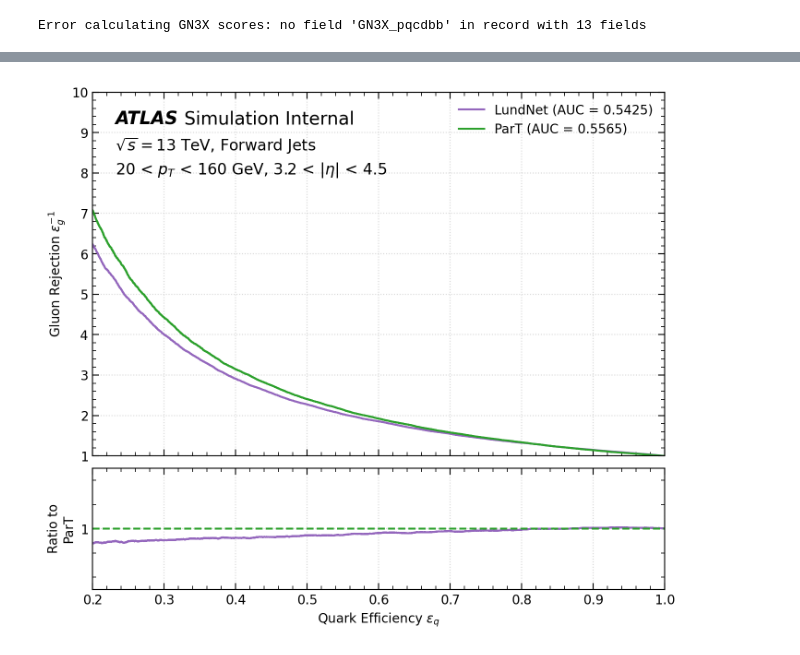
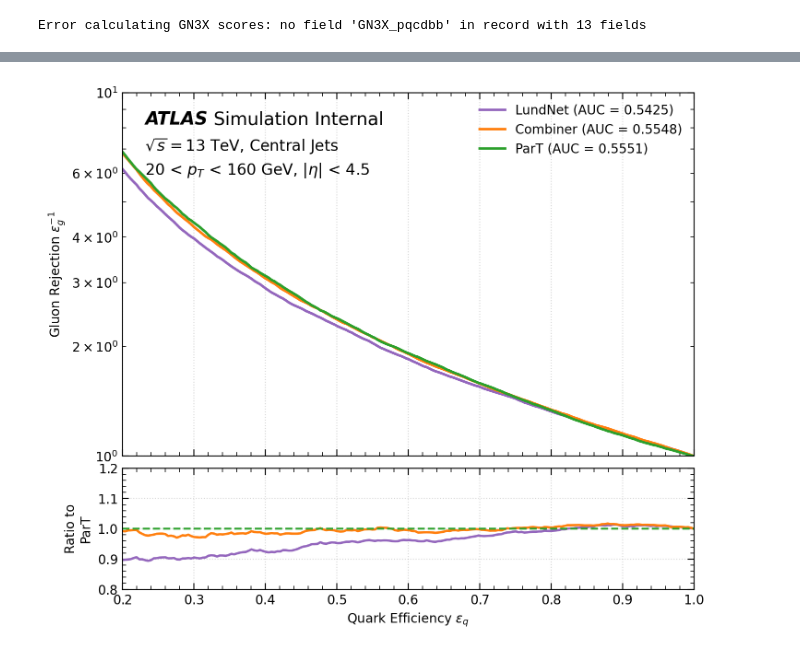
Before and after one commit to KonDoran/lundtoptagger, a Jupyter notebook: plotting_SRJ.ipynb, the cells around one changed output, grey strips where cells are left out. Drawn from its saved outputs; the diff is of its cells as text; code cells hidden in the pictures.

```diff
--- a/plotting_SRJ.ipynb
+++ b/plotting_SRJ.ipynb
@@ -55,8 +58,8 @@ plt.legend(loc='upper right', frameon=False, fontsize='small')
 # %%
 score_files_paths = [
-    "/home/xzcapcdo/srj/test/pt_160_eta_3.2_4.5/2026/70%train30%test/FTAG1/Final_Scores_TEST_70%30%_2048_kTNone.root"
+    "/home/xzcapcdo/srj/test/pt_160_eta_3.2_4.5/2026/70%train30%test/FTAG1/30%Combined30%test-7/Final_Scores_Combined_30%Combined30%test-7_kTNone.root"
 ]
-
+extra_files_paths = ["/home/xzcapcdo/srj/test/pt_160_eta_3.2_4.5/2026/20percent/Final_Scores_TEST_20percent_kTNone.root", "/home/xzcapcdo/srj/test/pt_160_eta_3.2_4.5/2026/5.00percent/data_dijet_part21_5.00percent_ln_kT_cut_None_score_MultiModel_MultiEta.root"]
 json_file = [
     "/home/xzcapcdo/lundtoptagger/metadata.json"
 ]
@@ -424,11 +444,11 @@ Error calculating GN3X scores: no field 'GN3X_pqcdbb' in record with 13 fields
 # %%
 models = {
     "LundNet": {
-       "scores": data["fjet_LundNet_FTAG1_score"]
+       "scores": data["fjet_LundNet_score"]
     },
-    #"QLundNet": {
-    #   "scores": data["fjet_LundNet_FTAG1_score"]
-    #},
+    "Combiner": {
+       "scores": data["fjet_Combined_score"]
+    },
     "ParT" : {
         "scores": data["parT_score"]
     }
@@ -465,7 +485,8 @@ selected_models = [
                    #"LundNet batch4500rate0.001",
                    "ParT",
                    #"LundNet batch4500rate0.0004",
-                   "LundNet"
+                   "LundNet",
+                   "Combiner",
                    #"QLundNet"
                    ]
 for i, model in enumerate(selected_models):
@@ -735,10 +767,14 @@ reference_model = "ParT"
 
 model_colors = {
     "ParT": "tab:green",
-    "LundNet": "tab:purple"
+    "LundNet": "tab:purple",
+    "Combiner": "tab:orange"
 }
 # Fallback colors
 default_colors = plt.rcParams['axes.prop_cycle'].by_key()['color']
+
+# Display window for efficiency axis
+x_min, x_max = 0.2, 1.0
 
 for mass_cut in mass_cuts:
     m_min, m_max = mass_cut
@@ -748,101 +784,85 @@ for mass_cut in mass_cuts:
     else:
         fig, ax1 = plt.subplots(figsize=(6, 6), dpi=200)
 
+    max_rej_visible = 1.0
     for i, trained_model in enumerate(selected_models):
-        fpr = models[trained_model][f"fpr_{m_min}-{m_max}"]
-        tpr = models[trained_model][f"tpr_{m_min}-{m_max}"]
-
-        # Calculate AUC for legend
-        roc_auc = auc(fpr, tpr)
+        tpr_plot = models[trained_model][f"tpr_plot_{m_min}-{m_max}"]
+        rej_plot = models[trained_model][f"rej_plot_{m_min}-{m_max}"]
+        roc_auc = models[trained_model][f"auc_{m_min}-{m_max}"]
 
         if trained_model in model_colors:
             color = model_colors[trained_model]
         else:
-             color = default_colors[i % len(default_colors)]
+            color = default_colors[i % len(default_colors)]
 
-        ax1.plot(tpr, 1/fpr, label=f"{trained_model} (AUC = {roc_auc:.4f})", color=color)
+        if len(rej_plot) > 0:
+            vis = (tpr_plot >= x_min) & (tpr_plot <= x_max) & np.isfinite(rej_plot) & (rej_plot > 0)
+            if np.any(vis):
+                max_rej_visible = max(max_rej_visible, np.nanmax(rej_plot[vis]))
+            ax1.plot(tpr_plot, rej_plot, label=f"{trained_model} (AUC = {roc_auc:.4f})", color=color, linewidth=2.0)
 
-    #ax1.set_title(f"{m_min} < m < {m_max} GeV, {pt_min} < $p_T$ < {pt_max}, {eta_min} < |$\eta$| < {eta_max}")
     plt.xlabel(r"Quark Efficiency $\epsilon_q$")
     ax1.set_ylabel(r"Gluon Rejection $\epsilon_g^{-1}$")
-    plt.xlim([0.2, 1])
-    ax1.set_ylim([1, 1e1]) # Changed to 100 based on typical plots, can adjust if needed
-    #ax1.set_yscale("log")
+    plt.xlim([x_min, x_max])
+    ax1.set_yscale("log")
+    ax1.set_ylim([1, max(10, 1.3 * max_rej_visible)])
     ax1.legend(frameon=False)
 
-    # Grid style
     if show_grid:
-        # X-axis: Every 0.1
         ax1.xaxis.set_major_locator(MultipleLocator(0.1))
-
-        # Y-axis is Log: default major ticks are powers of 10 (1, 10, 100...) which corresponds to "whole numbers" (integers) in log exponent
-        # or main decades. We enable major grid only.
         ax1.grid(True, which='major', axis='both', ls=":", alpha=0.5)
         ax1.grid(False, which='minor', axis='both')
 
-    # Add ATLAS Text
     atlas_label = r"ATLAS"
     atlas_sim = r"Simulation Internal"
-    atlas_info = r"$\sqrt{s} = 13$ TeV, Forward Jets"
+    atlas_info = r"$\sqrt{s} = 13$ TeV, Central Jets"
 
-    # Construct selection text
-    #mass_text = f"{m_min} < m < {m_max} GeV" if m_max != float('inf') else f"m > {m_min} GeV"
     pt_text = f"{pt_min} < $p_T$ < {pt_max} GeV"
-    eta_text = f"{eta_min} < $|\eta|$ < {eta_max}"
+    eta_text = f"$|\eta|$ < {eta_max}"
     selection_info = f"{pt_text}, {eta_text}"
 
     text_args = {"transform": ax1.transAxes, "va": 'top'}
     ax1.text(0.04, 0.95, atlas_label,    fontsize=14, **text_args, fontweight='bold', style='italic')
     ax1.text(0.16, 0.95, atlas_sim,      fontsize=14, **text_args)
     ax1.text(0.04, 0.88, atlas_info,     fontsize=12, **text_args)
     ax1.text(0.04, 0.81, selection_info, fontsize=12, **text_args)
 
-
-    # Ratio subplot
     if plot_ratio:
-        ref_fpr = models[reference_model][f"fpr_{m_min}-{m_max}"]
-        ref_tpr = models[reference_model][f"tpr_{m_min}-{m_max}"]
-        # Avoid division by zero in ref_rej
-        ref_mask = ref_fpr > 0
-        ref_tpr = ref_tpr[ref_mask]
-        ref_fpr = ref_fpr[ref_mask]
+        ref_tpr = models[reference_model][f"tpr_plot_{m_min}-{m_max}"]
+        ref_rej = models[reference_model][f"rej_plot_{m_min}-{m_max}"]
 
         for i, trained_model in enumerate(selected_models):
             if trained_model in model_colors:
                 color = model_colors[trained_model]
             else:
                 color = default_colors[i % len(default_colors)]
 
             if trained_model == reference_model:
-                ax2.axhline(1, color=color, ls="--") # Reference at 1, now using green for ParT
+                ax2.axhline(1, color=color, ls="--")
                 continue
 
-            fpr = models[trained_model][f"fpr_{m_min}-{m_max}"]
-            tpr = models[trained_model][f"tpr_{m_min}-{m_max}"]
-
-            # Interpolate to reference tpr points
+            tpr_model = models[trained_model][f"tpr_plot_{m_min}-{m_max}"]
+            rej_model = models[trained_model][f"rej_plot_{m_min}-{m_max}"]
 
             try:
-                # Interpolate model rejection at reference TPR points
-                model_rej = np.interp(ref_tpr, tpr, 1/np.maximum(fpr, 1e-10), left=np.nan, right=np.nan)
-                ref_rej = 1/np.maximum(ref_fpr, 1e-10)
-
-                ratio = model_rej / ref_rej
-                ax2.plot(ref_tpr, ratio, label=f"{trained_model} / {reference_model}", color=color)
+                # Curves are already on a dense epsilon_q grid; interpolate only if needed.
+                model_rej_interp = np.interp(ref_tpr, tpr_model, rej_model, left=np.nan, right=np.nan)
+                ratio = model_rej_interp / ref_rej
+                valid = np.isfinite(ratio)
+                ax2.plot(ref_tpr[valid], ratio[valid], label=f"{trained_model} / {reference_model}", color=color, linewidth=1.8)
             except Exception as e:
                 print(f"Error calculating ratio for {trained_model}: {e}")
 
         ax2.set_ylabel(f"Ratio to\n{reference_model}")
-        ax2.set_ylim([0.5, 1.5])
+        ax2.set_ylim([0.8, 1.2])
+        ax2.set_xlim([x_min, x_max])
         if show_grid:
-             ax2.xaxis.set_major_locator(MultipleLocator(0.1))
-             # For ratio, "whole number" is just 1.0 (since range is 0.5-1.5)
-             ax2.yaxis.set_major_locator(MultipleLocator(1.0))
-             ax2.grid(True, which='major', axis='both', ls=":", alpha=0.5)
+            ax2.xaxis.set_major_locator(MultipleLocator(0.1))
+            ax2.grid(True, which='major', axis='both', ls=":", alpha=0.5)
 
     plt.show()
 # %% [output]
-[figure, old version]
+[figure, new version]
 # %%
 def plot_gluon_rejection_vs_pt(models, data, weights, pt_bins, signal_efficiency=0.5, reference_model="ParT"):
     """
```
Also changed, not shown: parts of 21 cells of this notebook.
